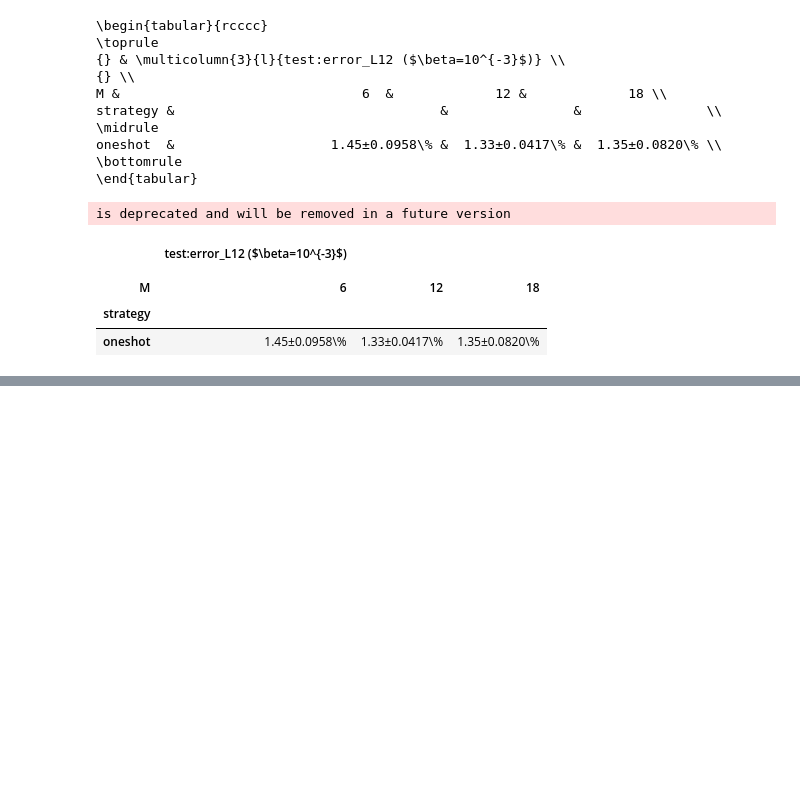
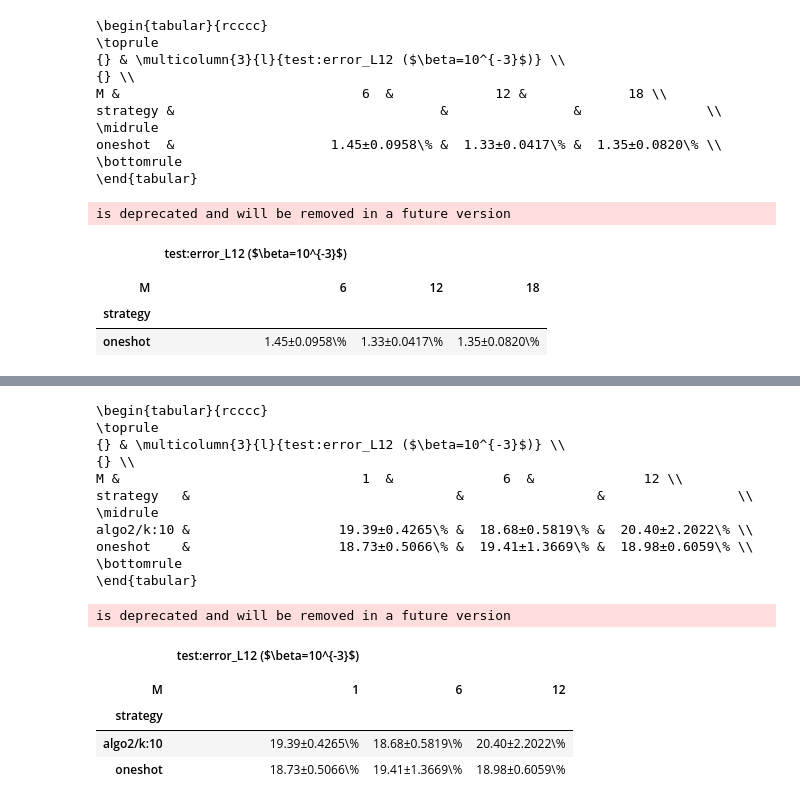
Before and after one commit to p16i/vdb, a Jupyter notebook: notebooks/plot-metric-tables.ipynb, the cells around one changed output, grey strips where cells are left out. Drawn from its saved outputs; the diff is of its cells as text; code cells hidden in the pictures; blank space fills up the shorter version.

```diff
--- a/notebooks/plot-metric-tables.ipynb
+++ b/notebooks/plot-metric-tables.ipynb
@@ -709,0 +712,8 @@ is deprecated and will be removed in a future version
+# %%
+df_data_resnet_robustness = read_stats_from(
+    ["../artifacts-server/mpg-server/experiment-robustness-cifar10-beta03/*"],
+    metric=metric,
+    n=3
+)
+
+df_data_resnet_robustness.groupby("_key")["M"].count()
@@ -709,0 +732,21 @@ is deprecated and will be removed in a future version
+# %%
+print_table(df_data_resnet_robustness, 0.001, "test:error_L12", should_print=True)
+# %% [output]
+\begin{tabular}{rcccc}
+\toprule
+{} & \multicolumn{3}{l}{test:error_L12 ($\beta=10^{-3}$)} \\
+{} \\
+M &                               1  &              6  &              12 \\
+strategy   &                                  &                 &                 \\
+\midrule
+algo2/k:10 &                   19.39±0.4265\% &  18.68±0.5819\% &  20.40±2.2022\% \\
+oneshot    &                   18.73±0.5066\% &  19.41±1.3669\% &  18.98±0.6059\% \\
+\bottomrule
+\end{tabular}
+is deprecated and will be removed in a future version
+|  | test:error_L12 ($\beta=10^{-3}$) |  |  |
+|  |  |  |  |
+| M | 1 | 6 | 12 |
+| strategy |  |  |  |
+| algo2/k:10 | 19.39±0.4265\% | 18.68±0.5819\% | 20.40±2.2022\% |
+| oneshot | 18.73±0.5066\% | 19.41±1.3669\% | 18.98±0.6059\% |
```
Also changed, not shown: parts of 10 cells of this notebook.
